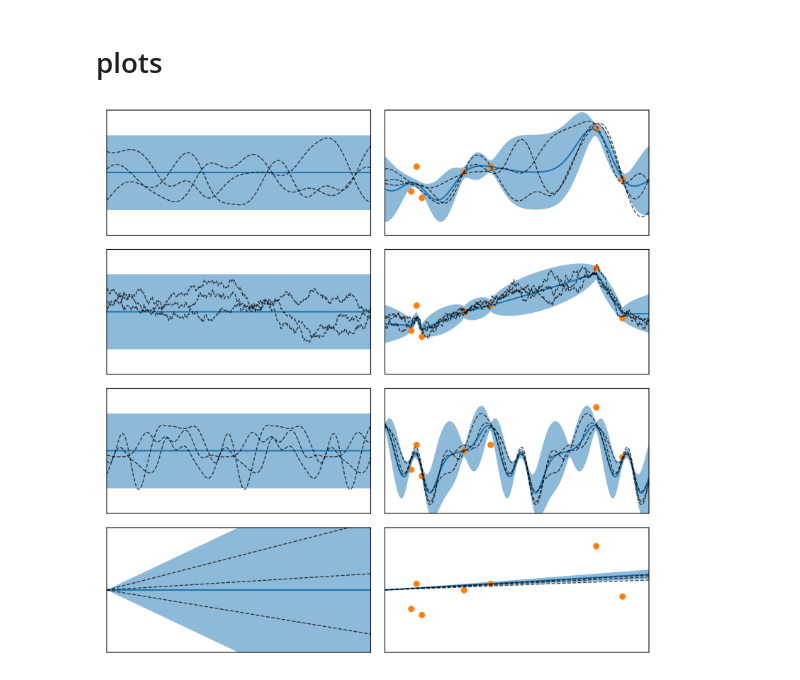
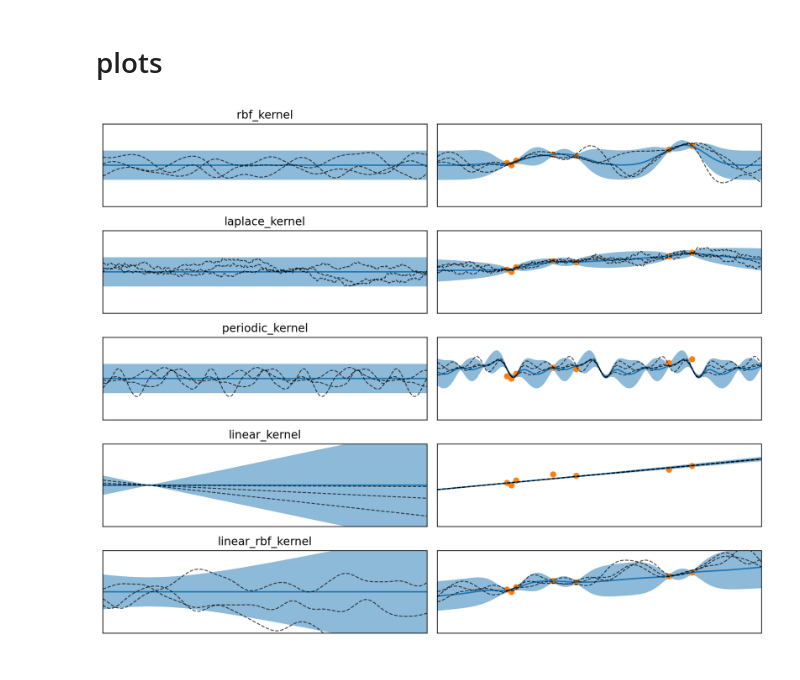
Before and after one commit to martin-marek/algorithms, a Jupyter notebook: GPs.ipynb, the cells around one changed output. Drawn from its saved outputs; the diff is of its cells as text; code cells hidden in the pictures.

```diff
--- a/GPs.ipynb
+++ b/GPs.ipynb
@@ -117,11 +117,7 @@ import jax.numpy as jnp
 from jax import vmap
 import matplotlib.pyplot as plt
 # %%
-# use float64
-from jax.config import config
-config.update("jax_enable_x64", True)
-
-# use high-resolution plots
+jax.config.update("jax_enable_x64", True)
 %config InlineBackend.figure_format='retina'
 # %% [markdown]
 # helper functions
@@ -171,11 +167,14 @@ def periodic_kernel(x1, x2):
 @vectorize_kernel
 def linear_kernel(x1, x2):
     return jnp.dot(x1, x2)
+
+def linear_rbf_kernel(x1, x2):
+    return linear_kernel(x1, x2) + rbf_kernel(x1, x2)
 # %%
 # 2d test
 x1 = jnp.ones([10, 2])
 x2 = jnp.ones([20, 2])
-kernel_fns = [rbf_kernel, laplace_kernel, periodic_kernel, linear_kernel]
+kernel_fns = [rbf_kernel, laplace_kernel, periodic_kernel, linear_kernel, linear_rbf_kernel]
 for kernel_fn in kernel_fns:
     K = kernel_fn(x1, x2)
     print(K.shape)
@@ -187,9 +187,8 @@ for kernel_fn in kernel_fns:
 # %%
 # plot kernel function
-fig, axs = plt.subplots(1, 4, figsize=[8, 4])
+fig, axs = plt.subplots(1, len(kernel_fns), figsize=[8, 6])
 x1 = jnp.linspace(-1, 1, 1_000)
 x2 = jnp.linspace(-1, 1, 1_000)
-kernel_fns = [rbf_kernel, laplace_kernel, periodic_kernel, linear_kernel]
 
 for ax, kernel_fn in zip(axs, kernel_fns):
     ax.imshow(kernel_fn(x1, x2), cmap='gray')
@@ -229,44 +228,47 @@ def plot_gp(ax, x, mean, cov, samples):
     for y_test in samples:
         ax.plot(x_test, y_test, c='black', ls='--', lw=1, alpha=0.7)
 # %%
-fig, axs = plt.subplots(len(kernel_fns), 2, figsize=[8, 8])
+fig, axs = plt.subplots(len(kernel_fns), 2, figsize=[10, 8])
 
 # set train and test data
 x_train = jnp.array([ 0.10,  0.12,  0.14,  0.30,  0.40,  0.80,  0.90])
-y_train = jnp.array([-0.30,  0.10, -0.40,  0.00,  0.10,  0.70, -0.10])
-x_test = jnp.linspace(0, 1, 500)
+# y_train = jnp.array([-0.30,  0.10, -0.40,  0.00,  0.10,  0.70, -0.10])
+y_train = jnp.array([0.10,  0.00, 0.20,  0.45,  0.40,  0.65, 0.8])
+x_test = jnp.linspace(-0.2, 1.2, 500)
 
 # plot each kernel
 key = jax.random.PRNGKey(2)
 for i, kernel_fn in enumerate(kernel_fns):
     key, key_prior, key_posterior = jax.random.split(key, 3)
 
     # compute prior
     mean, cov = get_prior(x_test, kernel_fn)
 
     # sample prior
     samples = sample_mv_normal(key_prior, mean, cov, [3])
 
     # plot prior
     plot_gp(axs[i, 0], x_test, mean, cov, samples)
 
     # compute posterior by conditioning on observations
     mean, cov = get_posterior(x_train, x_test, y_train, kernel_fn)
 
     # sample posterior
     samples = sample_mv_normal(key_posterior, mean, cov, [3])
 
     # plot posterior
     plot_gp(axs[i, 1], x_test, mean, cov, samples)
     axs[i, 1].scatter(x_train, y_train, s=30)
+    axs[i, 0].set_title(kernel_fn.__name__)
 
 # finish plot
 for ax in axs.flatten():
-    ax.set_xlim([0, 1])
-    ax.set_ylim([-1, 1])
+    ax.set_xlim([-0.2, 1.2])
+    ax.set_ylim([-1.7, 1.7])
     ax.set_xticks([])
     ax.set_yticks([])
 plt.tight_layout()
+# plt.savefig('gp.pdf')
 plt.show()
 # %% [output]
-[figure, old version]
+[figure, new version]
```
Also changed, not shown: parts of 2 cells of this notebook.
